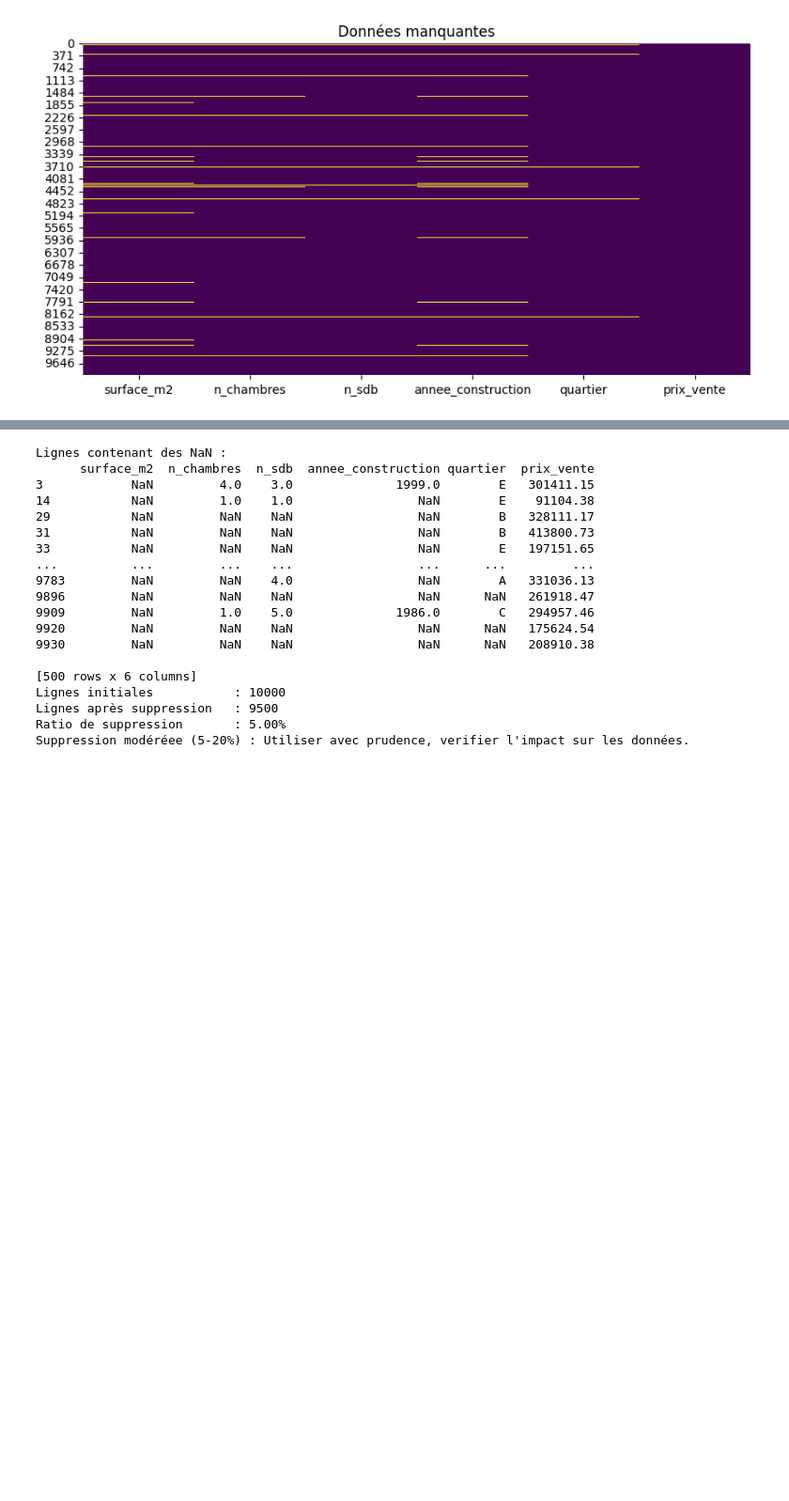
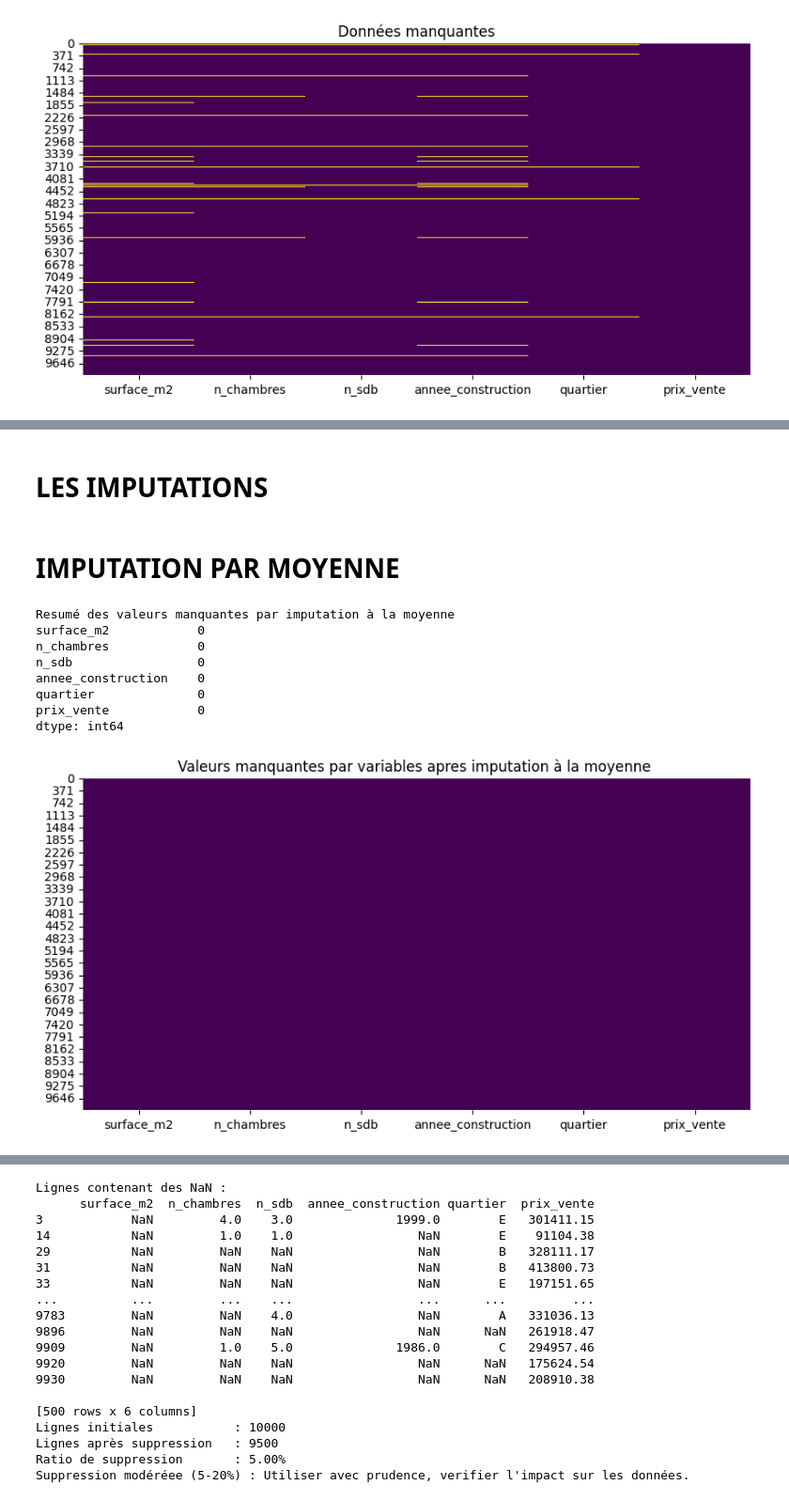
Before and after one commit to aboudoulaye/ACP, a Jupyter notebook: housepriceswithmissing/withmissing.ipynb, the cells around one changed output, grey strips where cells are left out. Shown at 94% size. Cells and saved outputs as stored; diff of their text form; code cells hidden in the pictures; blank space fills up the shorter version.

```diff
--- a/housepriceswithmissing/withmissing.ipynb
+++ b/housepriceswithmissing/withmissing.ipynb
@@ -209,0 +161,2 @@ df_dropna[df_dropna.isnull().any(axis=1)]
+# %% [markdown]
+# LES IMPUTATIONS
@@ -209,0 +166,25 @@ df_dropna[df_dropna.isnull().any(axis=1)]
+# %% [markdown]
+# IMPUTATION PAR MOYENNE #
+# %%
+df_mean = df.copy()
+# %%
+from sklearn.impute import SimpleImputer
+# Imputer la moyenne pour les variables numériques
+imputer_mean = SimpleImputer(strategy='mean')
+df_mean[num_cols] = imputer_mean.fit_transform(df_mean[num_cols])
+
+# Imputer le mode pour la variable catégorielle
+imputer_mode = SimpleImputer(strategy='most_frequent')
+df_mean[cat_cols] = imputer_mode.fit_transform(df_mean[cat_cols])
+# %%
+Affichage_graphe(df_mean, "imputation à la moyenne")
+# %% [output]
+Resumé des valeurs manquantes par imputation à la moyenne
+surface_m2            0
+n_chambres            0
+n_sdb                 0
+annee_construction    0
+quartier              0
+prix_vente            0
+dtype: int64
+[figure, added]
```
Also changed, not shown: parts of 47 cells of this notebook, 8 other files.
